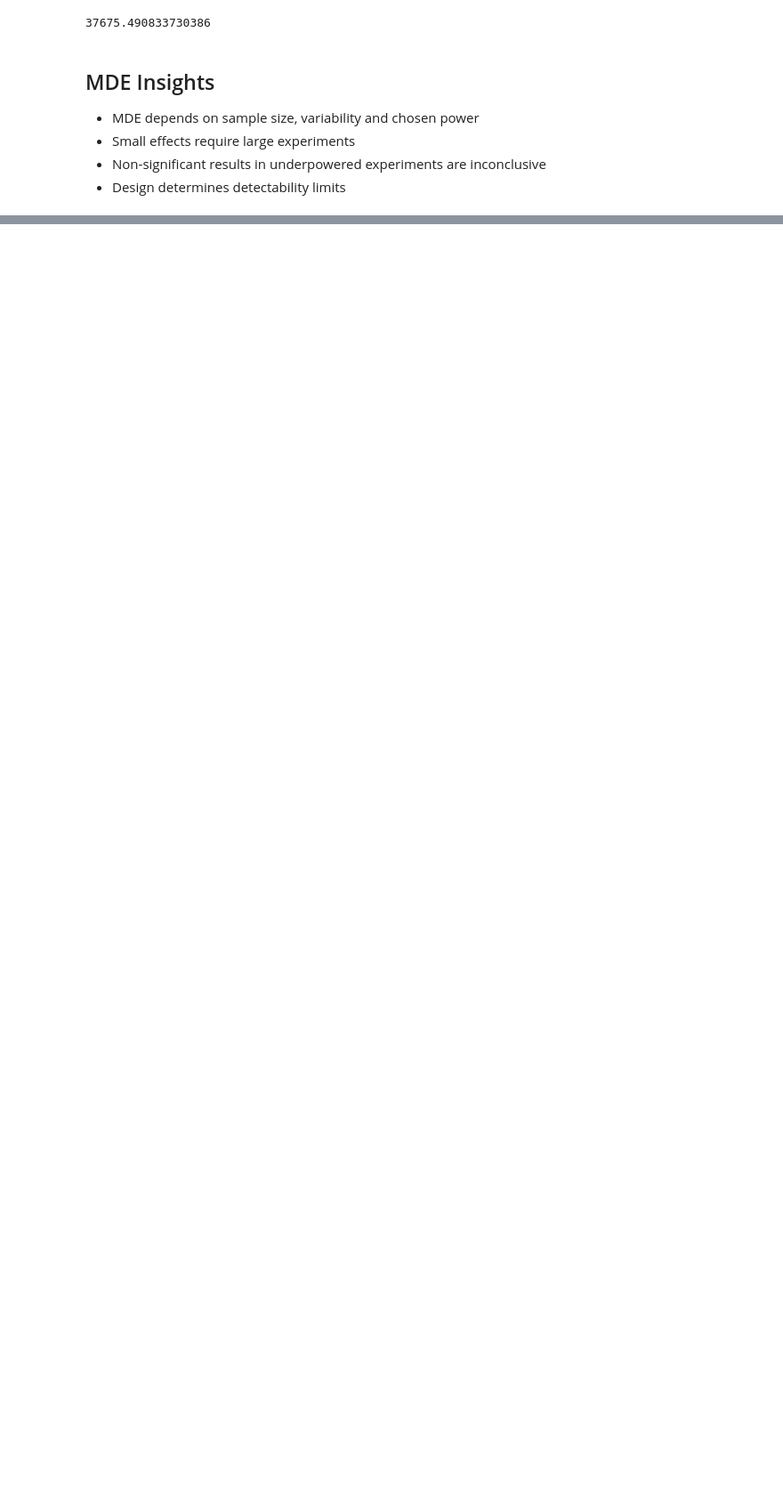
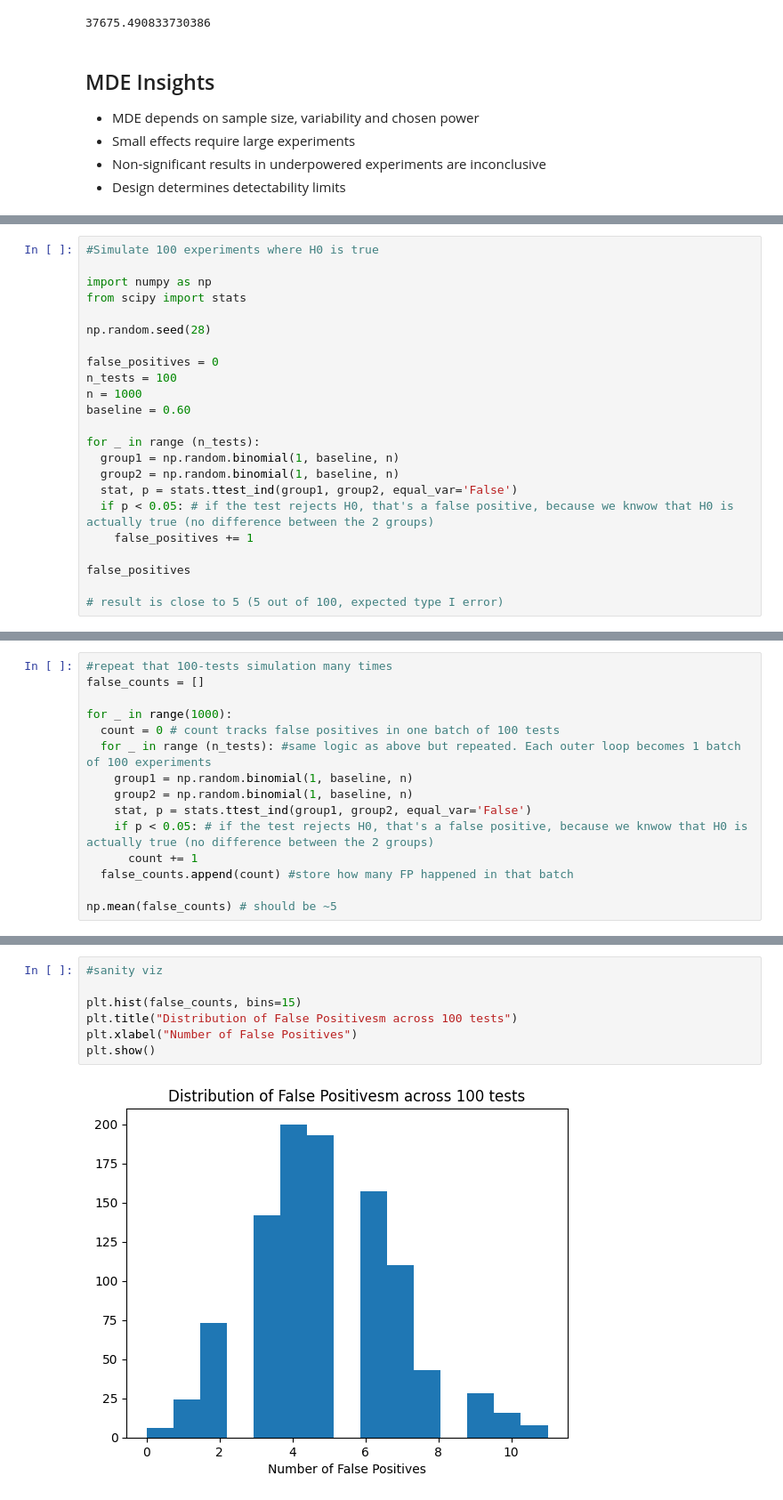
Before and after one commit to julie-dfx/causal-decision-analytics, a Jupyter notebook: 00_reboot_08_power_and_multiple_testings.ipynb, the cells around one changed output, grey strips where cells are left out. Shown at 89% size. Drawn from its saved outputs; the diff is of its cells as text; blank space fills up the shorter version.

```diff
--- a/00_reboot_08_power_and_multiple_testings.ipynb
+++ b/00_reboot_08_power_and_multiple_testings.ipynb
@@ -219,0 +232,23 @@ required_n
+# %%
+#Simulate 100 experiments where H0 is true
+
+import numpy as np
+from scipy import stats
+
+np.random.seed(28)
+
+false_positives = 0
+n_tests = 100
+n = 1000
+baseline = 0.60
+
+for _ in range (n_tests):
+  group1 = np.random.binomial(1, baseline, n)
+  group2 = np.random.binomial(1, baseline, n)
+  stat, p = stats.ttest_ind(group1, group2, equal_var='False')
+  if p < 0.05: # if the test rejects H0, that's a false positive, because we knwow that H0 is actually true (no difference between the 2 groups)
+    false_positives += 1
+
+false_positives
+
+# result is close to 5 (5 out of 100, expected type I error)
@@ -219,0 +257,15 @@ required_n
+# %%
+#repeat that 100-tests simulation many times
+false_counts = []
+
+for _ in range(1000):
+  count = 0 # count tracks false positives in one batch of 100 tests
+  for _ in range (n_tests): #same logic as above but repeated. Each outer loop becomes 1 batch of 100 experiments
+    group1 = np.random.binomial(1, baseline, n)
+    group2 = np.random.binomial(1, baseline, n)
+    stat, p = stats.ttest_ind(group1, group2, equal_var='False')
+    if p < 0.05: # if the test rejects H0, that's a false positive, because we knwow that H0 is actually true (no difference between the 2 groups)
+      count += 1
+  false_counts.append(count) #store how many FP happened in that batch
+
+np.mean(false_counts) # should be ~5
@@ -219,0 +274,9 @@ required_n
+# %%
+#sanity viz
+
+plt.hist(false_counts, bins=15)
+plt.title("Distribution of False Positivesm across 100 tests")
+plt.xlabel("Number of False Positives")
+plt.show()
+# %% [output]
+[figure, added]
```
Also changed, not shown: parts of 11 cells of this notebook.
